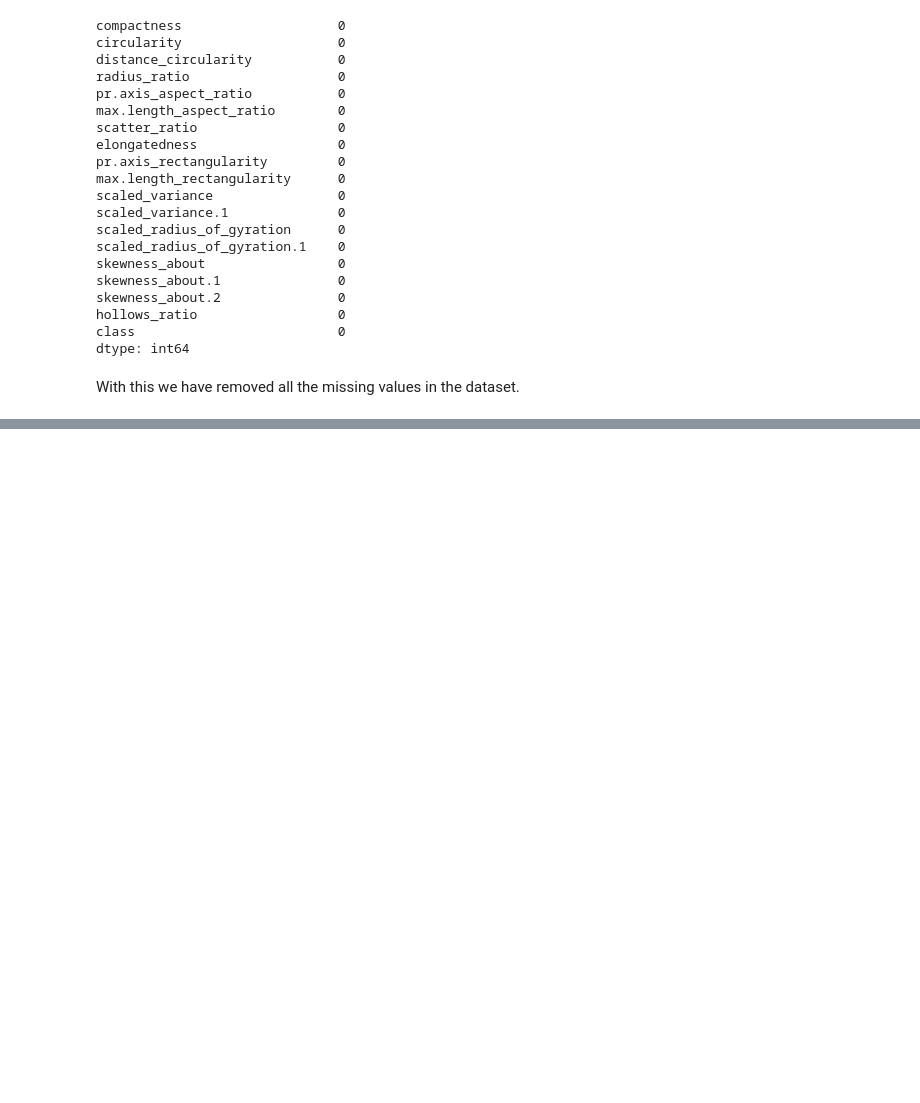
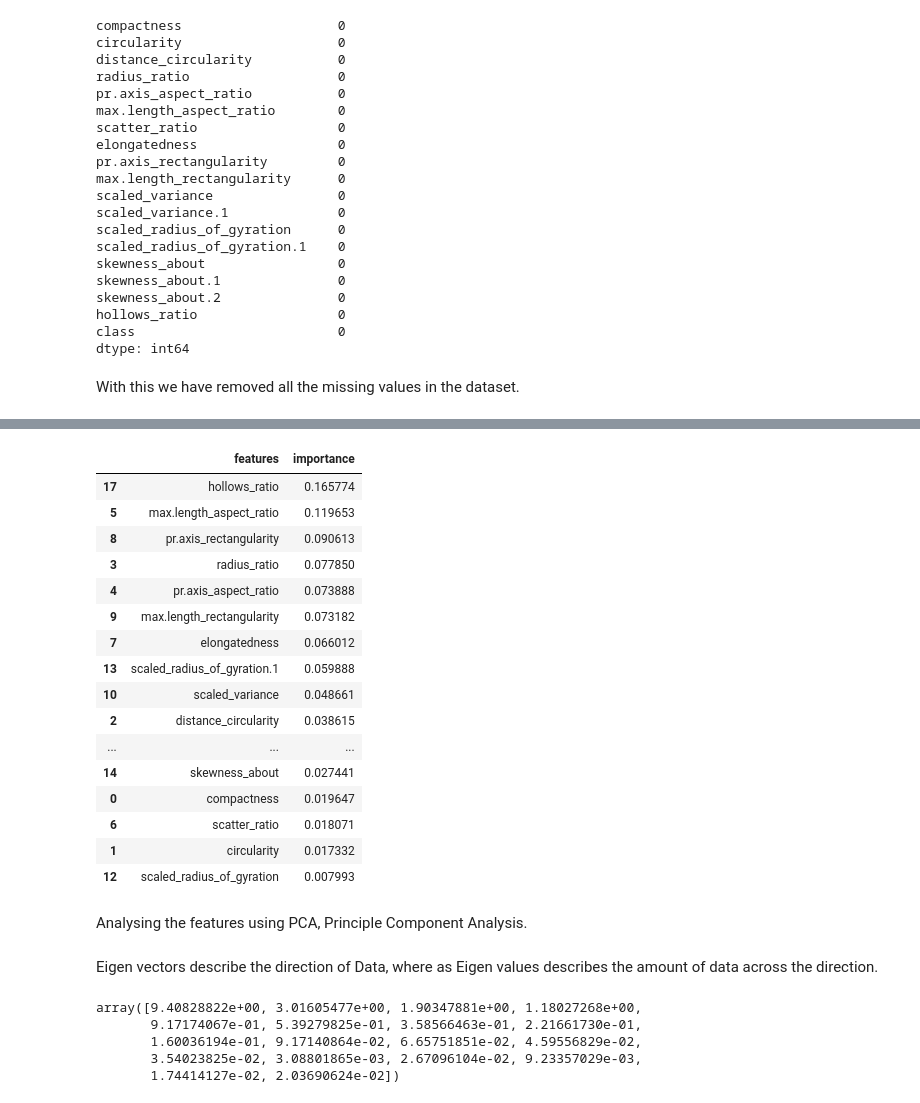
Before and after one commit to nandhukumar86/AIML-Practice, a Jupyter notebook: Project4_Vehicle_1_csv.ipynb, the cells around one changed output, grey strips where cells are left out. Saved outputs shown, nothing was run; the diff lists cells and outputs as text; code cells hidden in the pictures; blank space fills up the shorter version.

```diff
--- a/Project4_Vehicle_1_csv.ipynb
+++ b/Project4_Vehicle_1_csv.ipynb
@@ -169,0 +249,27 @@ With this we have removed all the missing values in the dataset.
+# %%
+xtc_feature_importance = pd.concat([pd.DataFrame(cols), pd.DataFrame(model.feature_importances_)], axis=1, ignore_index=True)
+xtc_feature_importance.columns = ['features', 'importance']
+# %%
+xtc_feature_importance.sort_values(by='importance', ascending=False)
+# %% [output]
+|  | features | importance |
+| 17 | hollows_ratio | 0.165774 |
+| 5 | max.length_aspect_ratio | 0.119653 |
+| 8 | pr.axis_rectangularity | 0.090613 |
+| 3 | radius_ratio | 0.077850 |
+| 4 | pr.axis_aspect_ratio | 0.073888 |
+| 9 | max.length_rectangularity | 0.073182 |
+| 7 | elongatedness | 0.066012 |
+| 13 | scaled_radius_of_gyration.1 | 0.059888 |
+| 10 | scaled_variance | 0.048661 |
+| 2 | distance_circularity | 0.038615 |
+| ... | ... | ... |
+| 14 | skewness_about | 0.027441 |
+| 0 | compactness | 0.019647 |
+| 6 | scatter_ratio | 0.018071 |
+| 1 | circularity | 0.017332 |
+| 12 | scaled_radius_of_gyration | 0.007993 |
+# %% [markdown]
+Analysing the features using PCA, Principle Component Analysis.
+# %% [markdown]
+Eigen vectors describe the direction of Data, where as Eigen values describes the amount of data across the direction.
@@ -169,0 +278,8 @@ With this we have removed all the missing values in the dataset.
+# %%
+np.linalg.eigvals(covarianceMatrix)
+# %% [output]
+array([9.40828822e+00, 3.01605477e+00, 1.90347881e+00, 1.18027268e+00,
+       9.17174067e-01, 5.39279825e-01, 3.58566463e-01, 2.21661730e-01,
+       1.60036194e-01, 9.17140864e-02, 6.65751851e-02, 4.59556829e-02,
+       3.54023825e-02, 3.08801865e-03, 2.67096104e-02, 9.23357029e-03,
+       1.74414127e-02, 2.03690624e-02])
```
Also changed, not shown: parts of 19 cells of this notebook.
